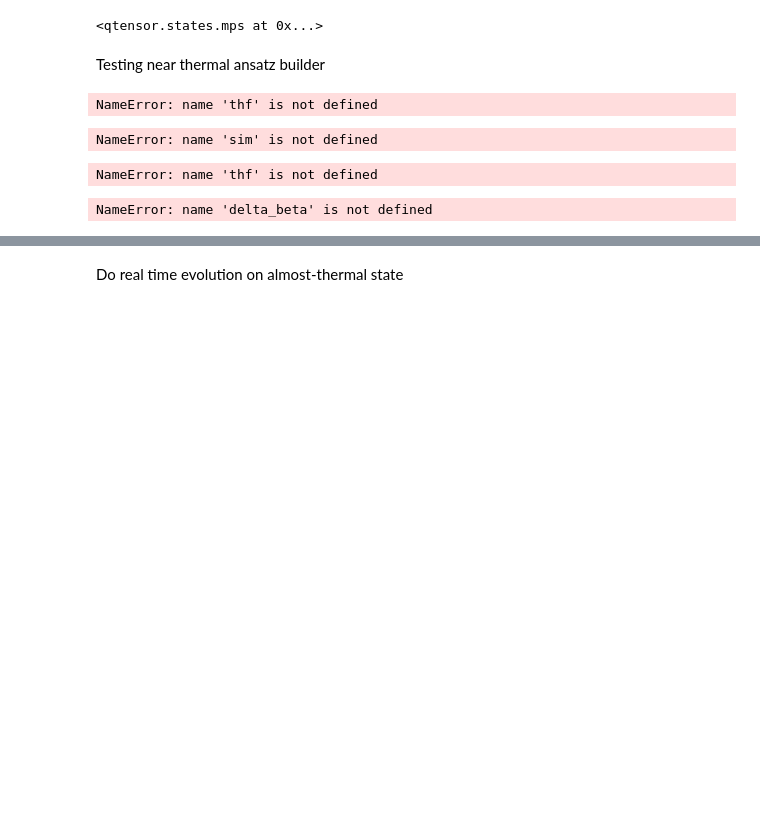
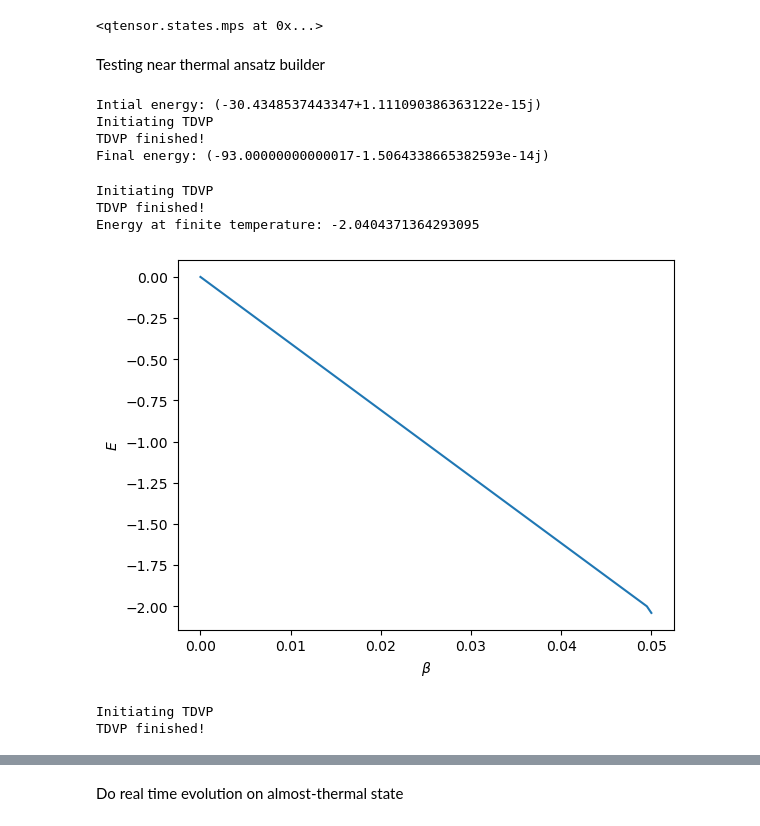
Before and after one commit to OscarCharlieST/quantum-tensor, a Jupyter notebook: active.ipynb, the cells around one changed output, grey strips where cells are left out. Drawn from its saved outputs; the diff is of its cells as text; code cells hidden in the pictures; blank space fills up the shorter version.

```diff
--- a/active.ipynb
+++ b/active.ipynb
@@ -92,25 +83,34 @@ Final energy: (-9.590983998497517+3.469446951953614e-16j)
 # %% [markdown]
 Testing near thermal ansatz builder
 # %%
-N = 10
-D = 8
+N = 31
+D = 6
 H_usual = ops.tilted_ising(N=N)
 H_tf = thf.thermofield_hamiltonian(H_usual)
+H_check_before = copy.deepcopy(H_tf[2])
 H_middle = ops.extensive_twosite_local_term(H_tf, int((N-1)/2))
+H_check_after = copy.deepcopy(H_tf[2])
+
+assert np.allclose(H_check_before, H_check_after), "The two Hamiltonians should be equal before the contraction."
 
 beta_avg = 0.05
 delta_beta = 0.001
 sigma = 1
-# %% [output]
-NameError: name 'thf' is not defined
 # %%
-inf_T_state = sim.inf_T_thermofield_variational(N, D)
+inf_T_state = sim.inf_T_thermofield_variational(N, D, 1000, 100, seed=1)
 # %% [output]
-NameError: name 'sim' is not defined
+Intial energy: (-30.4348537443347+1.111090386363122e-15j)
+Initiating TDVP
+TDVP finished!
+Final energy: (-93.00000000000017-1.5064338665382593e-14j)
 # %%
-even_state = thf.finite_T_thermofield(beta_avg, N, D, H_tf, initial_state=copy.deepcopy(inf_T_state))[0]
+working_state = copy.deepcopy(inf_T_state)
+even_state = thf.finite_T_thermofield(beta_avg, N, D, H_tf, initial_state=working_state)[0]
 # %% [output]
-NameError: name 'thf' is not defined
+Initiating TDVP
+TDVP finished!
+Energy at finite temperature: -2.0404371364293095
+[figure, added]
 # %%
 # gaussian profile ontop of an average,
 # with temp highest at centre,
@@ -120,8 +120,10 @@ d_beta_profile = d_beta_profile - np.mean(d_beta_profile)*np.ones(N)
 
 beta_profile = beta_avg*np.ones(N) - d_beta_profile
 
-profile_state = thf.near_thermal(H_tf, beta_profile, D, initial_state=copy.deepcopy(inf_T_state))
+working_state = copy.deepcopy(inf_T_state)
+profile_state = thf.near_thermal(H_tf, beta_profile, D, initial_state=working_state)
 # %% [output]
-NameError: name 'delta_beta' is not defined
+Initiating TDVP
+TDVP finished!
 # %%
 # Checking energy along chain
```
Also changed, not shown: parts of 7 cells of this notebook, 2 other files.
